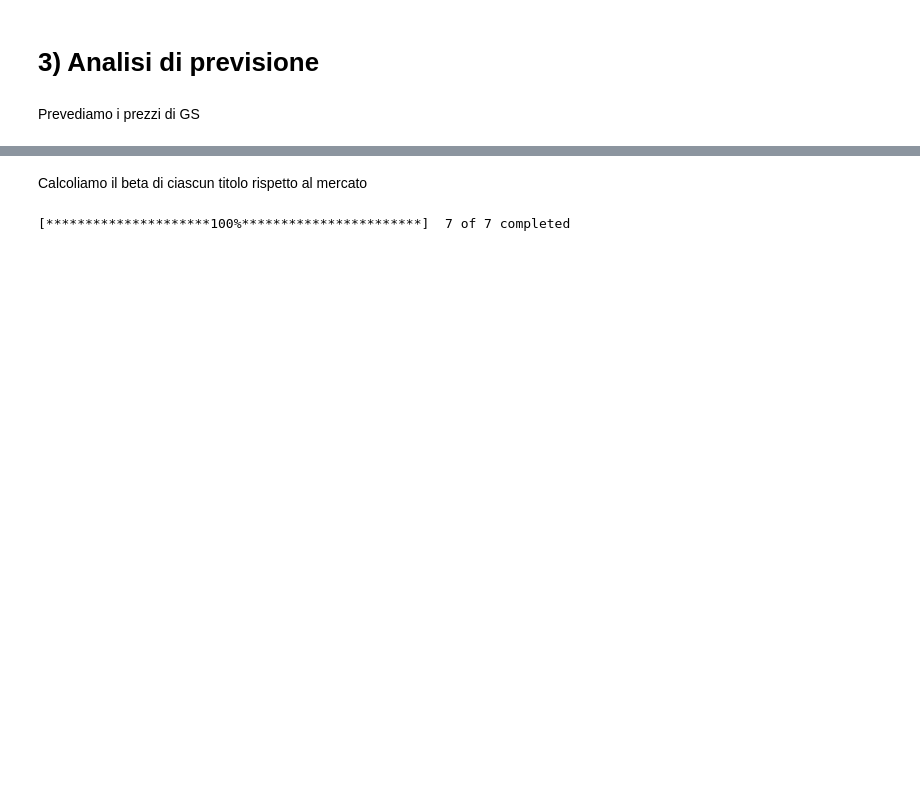
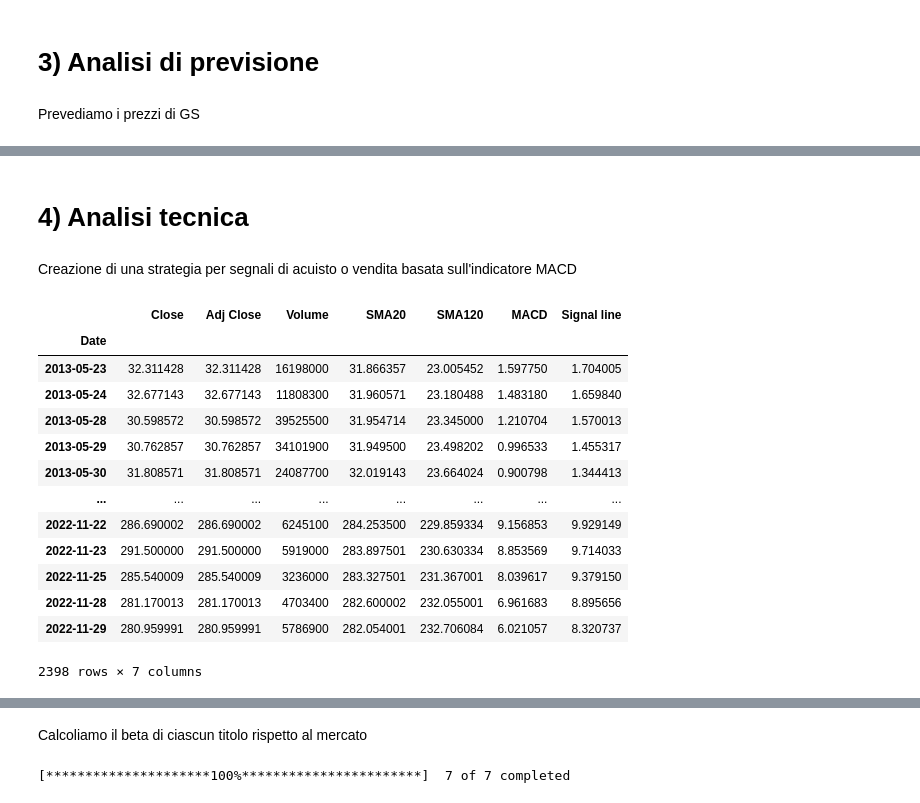
Before and after one commit to michelebanfi/business-intelligence, a Jupyter notebook: BanfiMichele869294.ipynb, the cells around one changed output, grey strips where cells are left out. Drawn from its saved outputs; the diff is of its cells as text; code cells hidden in the pictures; blank space fills up the shorter version.

```diff
--- a/BanfiMichele869294.ipynb
+++ b/BanfiMichele869294.ipynb
@@ -595,0 +606,2 @@ svm confidence:  0.5844
+# %% [markdown]
+# 4) Analisi tecnica
@@ -595,0 +612,26 @@ svm confidence:  0.5844
+# %% [markdown]
+Creazione di una strategia per segnali di acuisto o vendita basata sull'indicatore MACD
+# %%
+data = NFLX.drop(columns=['Open', 'High', 'Low',])
+data['SMA20'] = data['Adj Close'].rolling(20).mean()
+data['SMA120'] = data['Adj Close'].rolling(120).mean()
+exp1 = data['Close'].ewm(span=12, adjust = False).mean()
+exp2 = data['Close'].ewm(span=26, adjust = False).mean()
+data['MACD'] = exp1 - exp2
+data['Signal line'] = data['MACD'].ewm(span=9, adjust = False).mean()
+data.dropna()
+# %% [output]
+|  | Close | Adj Close | Volume | SMA20 | SMA120 | MACD | Signal line |
+| Date |  |  |  |  |  |  |  |
+| 2013-05-23 | 32.311428 | 32.311428 | 16198000 | 31.866357 | 23.005452 | 1.597750 | 1.704005 |
+| 2013-05-24 | 32.677143 | 32.677143 | 11808300 | 31.960571 | 23.180488 | 1.483180 | 1.659840 |
+| 2013-05-28 | 30.598572 | 30.598572 | 39525500 | 31.954714 | 23.345000 | 1.210704 | 1.570013 |
+| 2013-05-29 | 30.762857 | 30.762857 | 34101900 | 31.949500 | 23.498202 | 0.996533 | 1.455317 |
+| 2013-05-30 | 31.808571 | 31.808571 | 24087700 | 32.019143 | 23.664024 | 0.900798 | 1.344413 |
+| ... | ... | ... | ... | ... | ... | ... | ... |
+| 2022-11-22 | 286.690002 | 286.690002 | 6245100 | 284.253500 | 229.859334 | 9.156853 | 9.929149 |
+| 2022-11-23 | 291.500000 | 291.500000 | 5919000 | 283.897501 | 230.630334 | 8.853569 | 9.714033 |
+| 2022-11-25 | 285.540009 | 285.540009 | 3236000 | 283.327501 | 231.367001 | 8.039617 | 9.379150 |
+| 2022-11-28 | 281.170013 | 281.170013 | 4703400 | 282.600002 | 232.055001 | 6.961683 | 8.895656 |
+| 2022-11-29 | 280.959991 | 280.959991 | 5786900 | 282.054001 | 232.706084 | 6.021057 | 8.320737 |
+2398 rows × 7 columns
```
Also changed, not shown: parts of 53 cells of this notebook, 3 other files.
